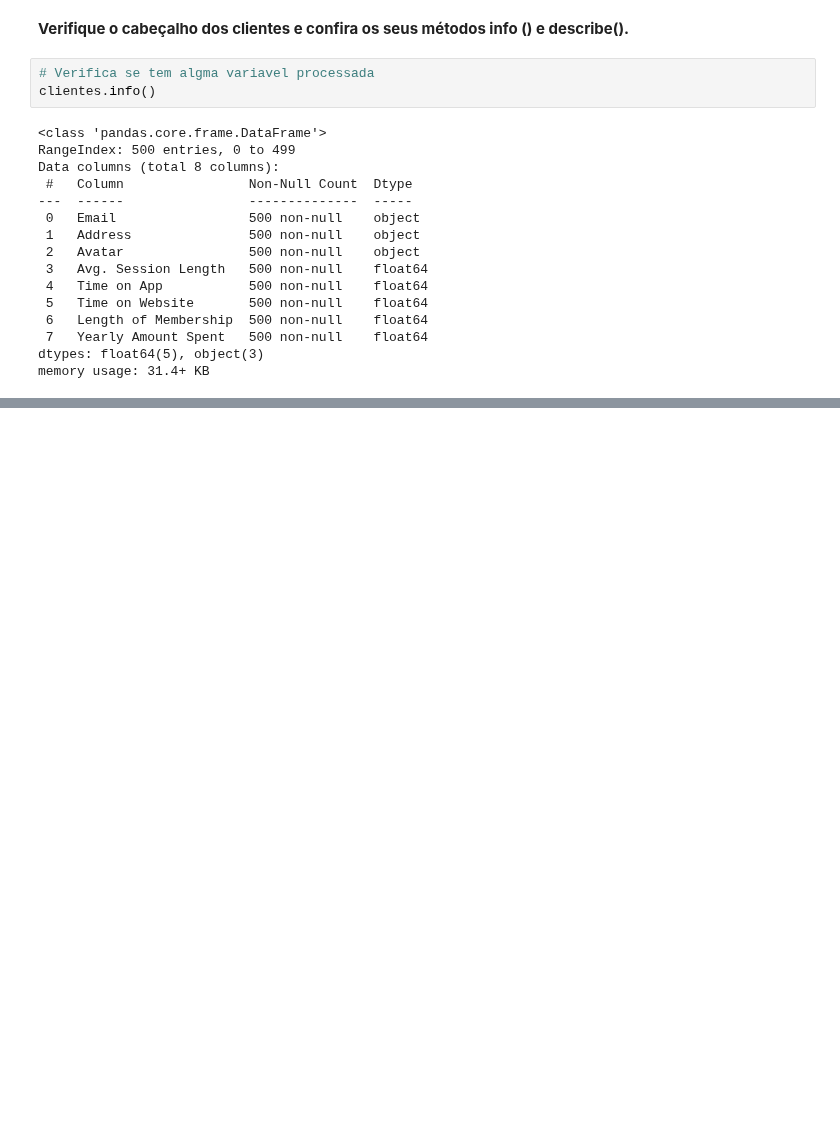
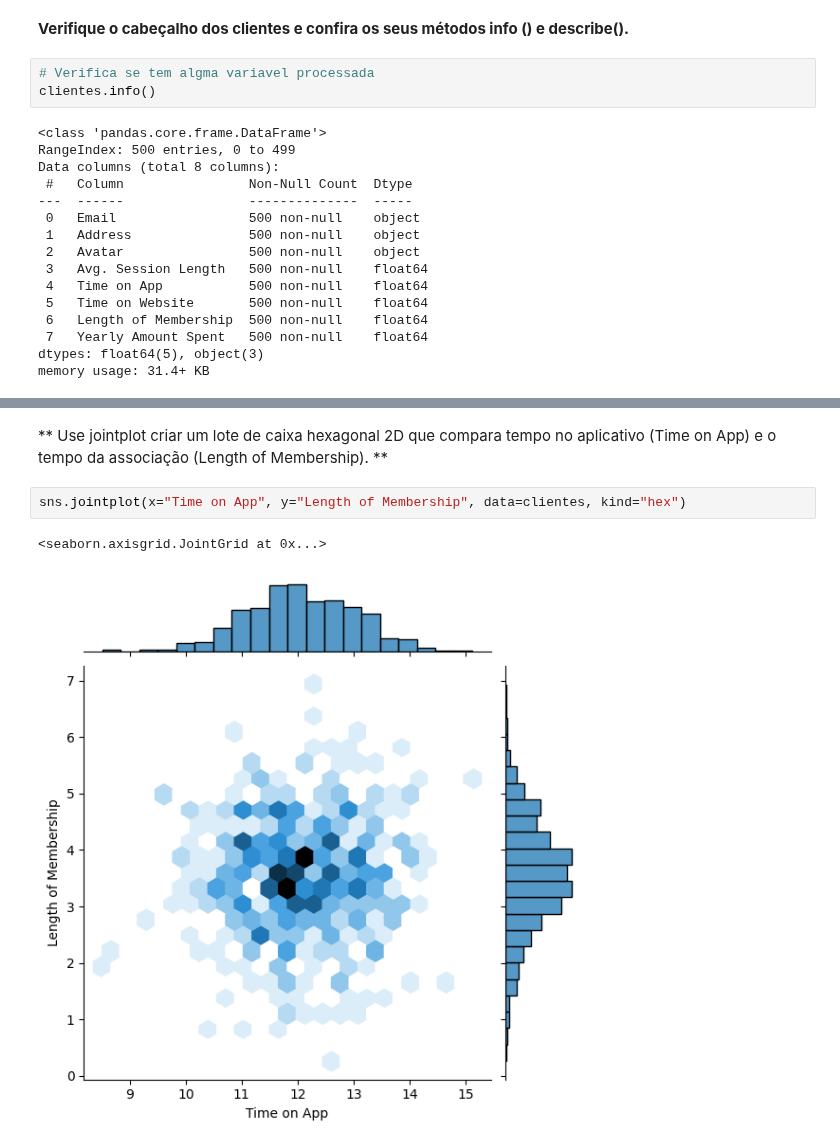
Before and after one commit to ludiemert/Classification_Regression_Models, a Jupyter notebook: 7_Classification_Regression_Models/1_Project/Projeto Analise Dados Ecommerce.ipynb, the cells around one changed output, grey strips where cells are left out. Cells and saved outputs as stored; diff of their text form; blank space fills up the shorter version.

```diff
--- a/7_Classification_Regression_Models/1_Project/Projeto Analise Dados Ecommerce.ipynb
+++ b/7_Classification_Regression_Models/1_Project/Projeto Analise Dados Ecommerce.ipynb
@@ -54,0 +90,7 @@ memory usage: 31.4+ KB
+# %% [markdown]
+** Use jointplot criar um lote de caixa hexagonal 2D que compara tempo no aplicativo (Time on App) e o tempo da associação (Length of Membership). **
+# %%
+sns.jointplot(x="Time on App", y="Length of Membership", data=clientes, kind="hex")
+# %% [output]
+<seaborn.axisgrid.JointGrid at 0x...>
+[figure, added]
```
Also changed, not shown: parts of 11 cells of this notebook, 3 other files.
